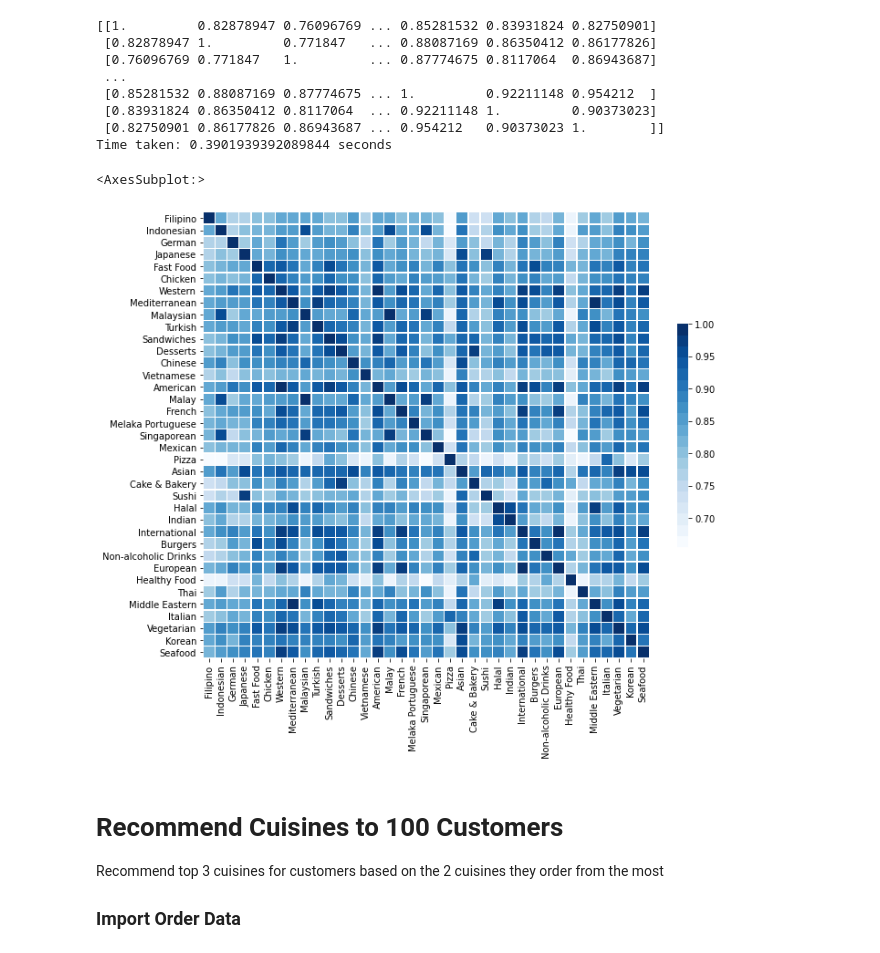
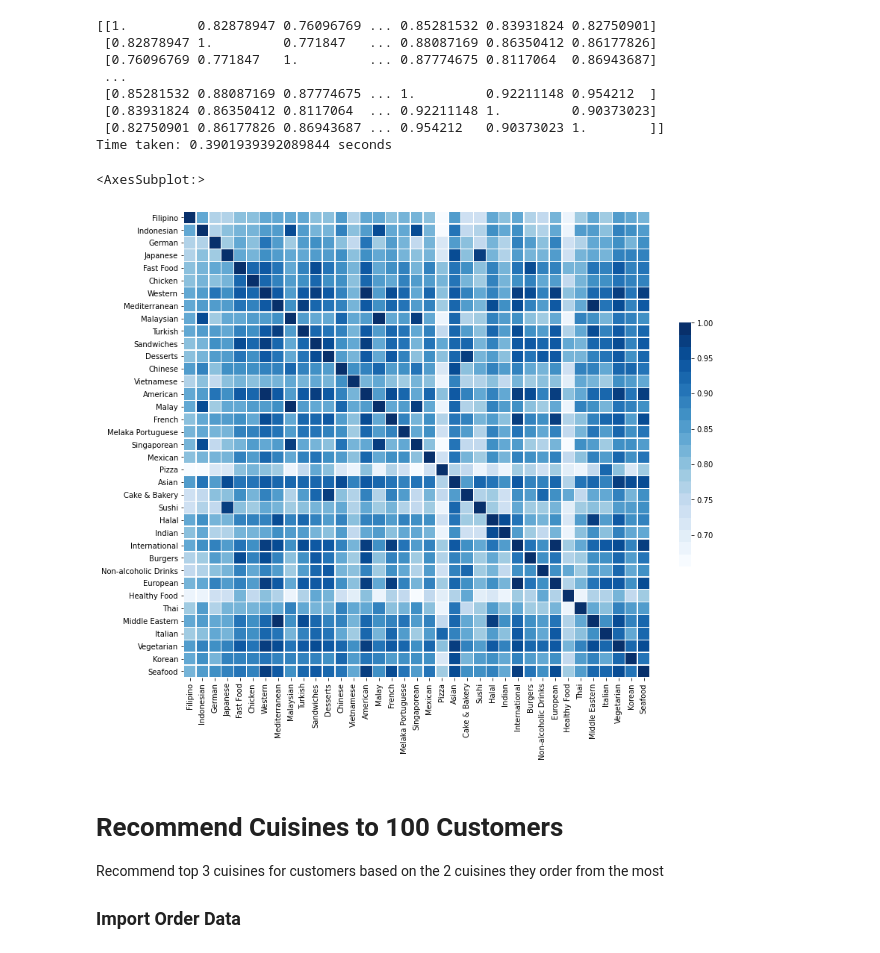
Before and after one commit to Spatika/Cuisine-Recommendation-Yelp-Data, a Jupyter notebook: Yelp Cuisine Similarity and Recommendations.ipynb, the cells around one changed output. Saved outputs shown, nothing was run; the diff lists cells and outputs as text; code cells hidden in the pictures.

```diff
--- a/Yelp Cuisine Similarity and Recommendations.ipynb
+++ b/Yelp Cuisine Similarity and Recommendations.ipynb
@@ -284,24 +265,24 @@ Time taken: 0.3901939392089844 seconds
 # %%
 import seaborn as sns
 import numpy as np
 import matplotlib.pyplot as plt
 from matplotlib import cm
 
 mask = np.triu(np.ones_like(cosine_sim, dtype=bool))
 
-# Set up the matplotlib figure
-f, ax = plt.subplots(figsize=(11, 9))
+# set up the matplotlib figure
+f, ax = plt.subplots(figsize=(14, 12))
 
 # # Generate a custom diverging colormap
 cmap = sns.diverging_palette(230, 20, as_cmap=True)
 
 
 sns.heatmap(cosine_sim, square=True, cmap=cm.get_cmap('Blues', 20),
             vmax=1.0, linewidths=.5, cbar_kws={"shrink": .5},
             yticklabels=text_data.Cuisine,xticklabels=text_data.Cuisine)
 # %% [output]
 <AxesSubplot:>
-[figure, old version]
+[figure, new version]
 # %% [markdown]
 # Recommend Cuisines to 100 Customers
 
```
Also changed, not shown: parts of 2 cells of this notebook.
